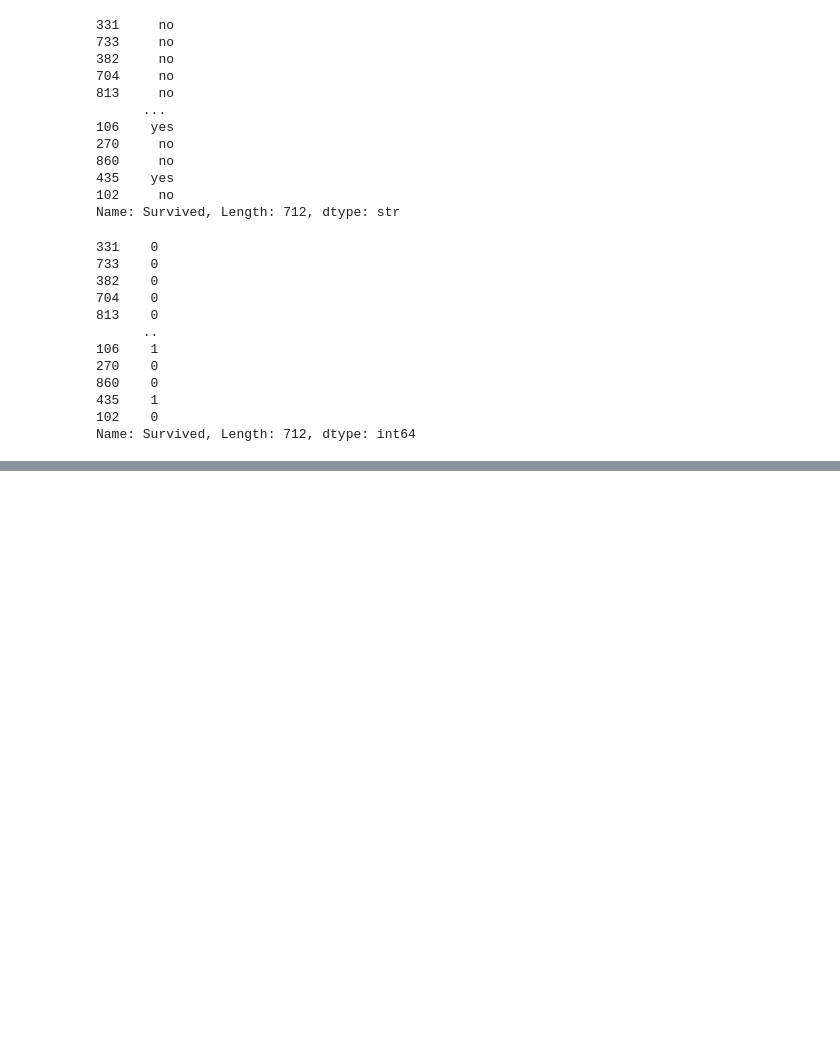
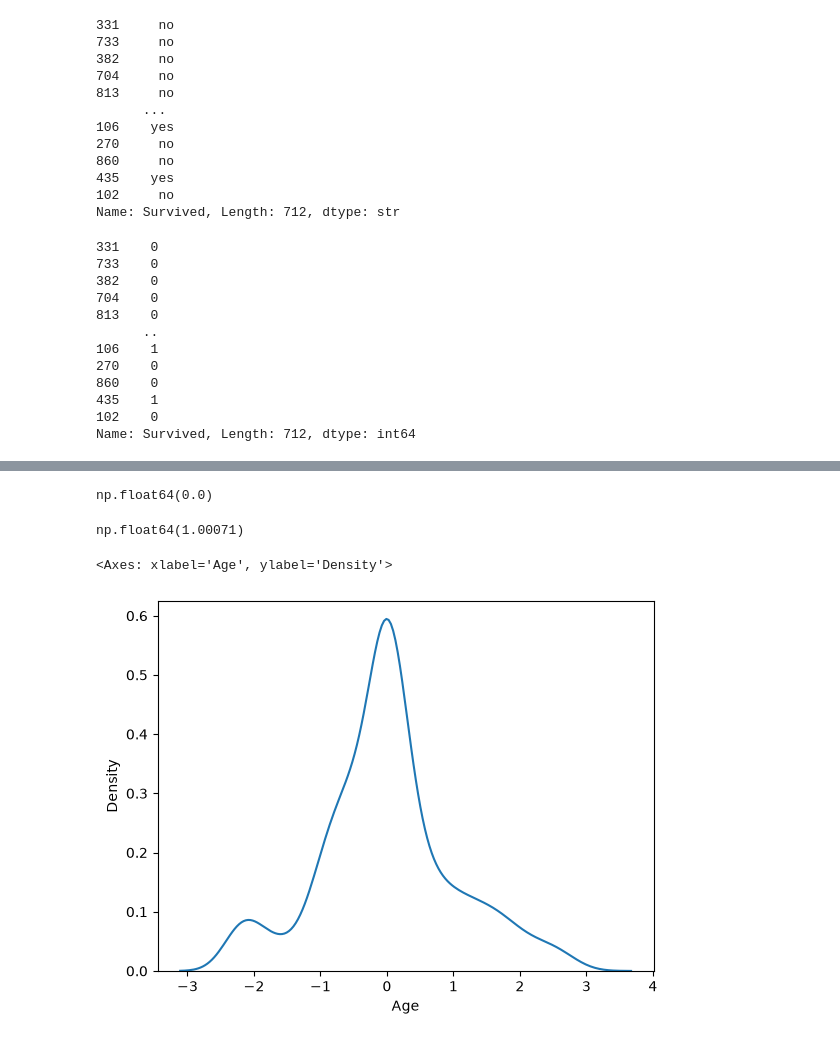
Before and after one commit to SamiulIslam007/phitron-machine-learning-practice, a Jupyter notebook: feature_engineering.ipynb, the cells around one changed output, grey strips where cells are left out. Saved outputs shown, nothing was run; the diff lists cells and outputs as text; code cells hidden in the pictures; blank space fills up the shorter version.

```diff
--- a/feature_engineering.ipynb
+++ b/feature_engineering.ipynb
@@ -944,0 +952,9 @@ Name: Survived, Length: 712, dtype: int64
+# %%
+from sklearn.preprocessing import StandardScaler
+
+ss = StandardScaler()
+
+ss.fit(X_train[['Age']])
+
+X_train['Age'] = ss.transform(X_train[['Age']]).ravel()
+X_test['Age'] = ss.transform(X_test[['Age']]).ravel()
@@ -944,0 +970,13 @@ Name: Survived, Length: 712, dtype: int64
+# %%
+round(X_train['Age'].mean(),5)
+# %% [output]
+np.float64(0.0)
+# %%
+round(X_train['Age'].std(),5)
+# %% [output]
+np.float64(1.00071)
+# %%
+sns.kdeplot(data=X_train, x = 'Age')
+# %% [output]
+<Axes: xlabel='Age', ylabel='Density'>
+[figure, added]
```
Also changed, not shown: parts of 3 cells of this notebook.
